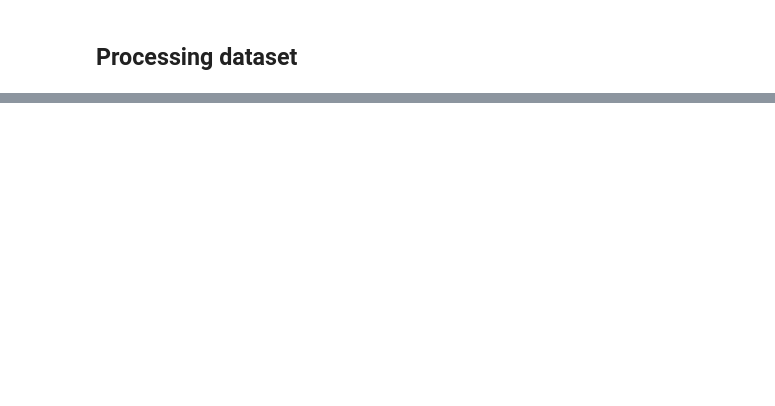
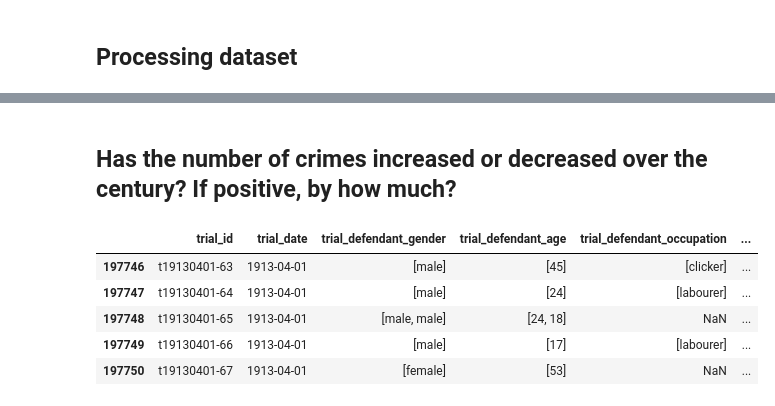
Before and after one commit to isabelabuzzo/Old-Bailey-Trails-Analysis, a Jupyter notebook: 1_Intro.ipynb, the cells around one changed output, grey strips where cells are left out. Cells and saved outputs as stored; diff of their text form; code cells hidden in the pictures; blank space fills up the shorter version.

```diff
--- a/1_Intro.ipynb
+++ b/1_Intro.ipynb
@@ -186,2 +149,2 @@ trials_data[:10]
 # %%
-trials_df = pd.DataFrame(trials_data)
+df = pd.DataFrame(trials_data)
@@ -225,0 +151,3 @@ KeyError: 0
+# %%
+# The mask function replaces (lists that are of false boolean value) and (elements of value [''] or ['indeterminate'])
+df_wnan = df.mask((df.map(type).eq(list) & ~df.astype(bool)) | (df.map(lambda x: (x == [''] or x == ['indeterminate']))), other=np.nan)
@@ -225,0 +216,11 @@ KeyError: 0
+# %% [markdown]
+## Has the number of crimes increased or decreased over the century? If positive, by how much?
+# %%
+df_wnan.tail(5)
+# %% [output]
+|  | trial_id | trial_date | trial_defendant_gender | trial_defendant_age | trial_defendant_occupation | ... |
+| 197746 | t19130401-63 | 1913-04-01 | [male] | [45] | [clicker] | ... |
+| 197747 | t19130401-64 | 1913-04-01 | [male] | [24] | [labourer] | ... |
+| 197748 | t19130401-65 | 1913-04-01 | [male, male] | [24, 18] | NaN | ... |
+| 197749 | t19130401-66 | 1913-04-01 | [male] | [17] | [labourer] | ... |
+| 197750 | t19130401-67 | 1913-04-01 | [female] | [53] | NaN | ... |
```
Also changed, not shown: parts of 19 cells of this notebook.
